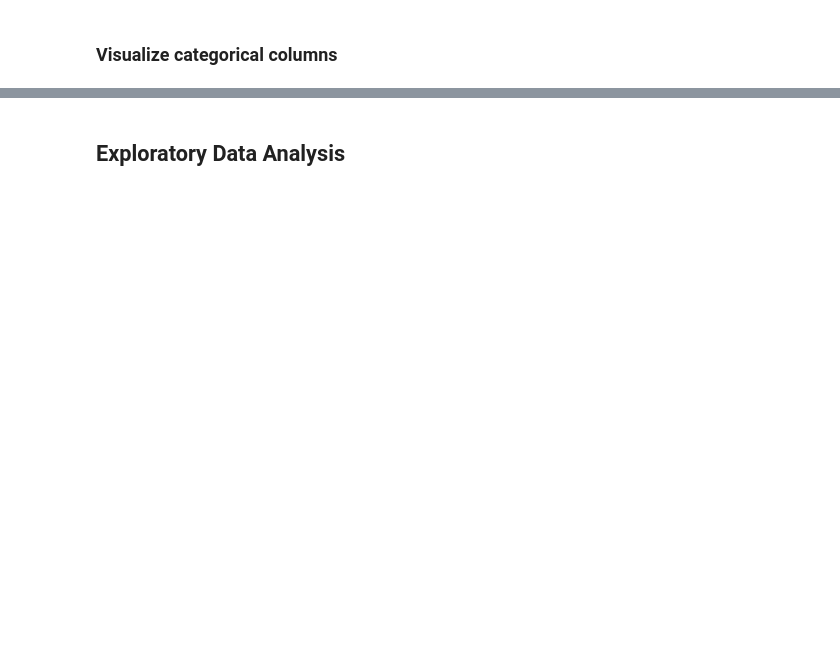
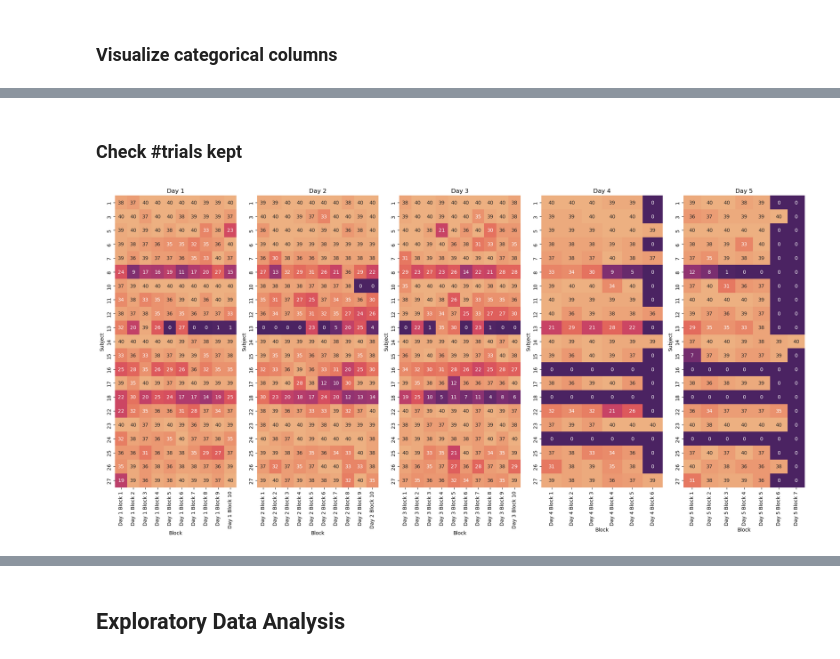
Before and after one commit to mindemory/mgs_stimul, a Jupyter notebook: mgsAnalysis/analysisEye/main.ipynb, the cells around one changed output, grey strips where cells are left out. Saved outputs shown, nothing was run; the diff lists cells and outputs as text; code cells hidden in the pictures; blank space fills up the shorter version.

```diff
--- a/mgsAnalysis/analysisEye/main.ipynb
+++ b/mgsAnalysis/analysisEye/main.ipynb
@@ -202,0 +226,43 @@ plt.show()
+# %% [markdown]
+### Check #trials kept
+# %%
+sub_list_all5 = np.unique(df_all5['subjID'].values)
+sub_list = np.unique(df['subjID'].values)
+columns = []
+for day in range(1, 6):
+    if day < 4:
+        max_rnum = df[df['day'] == day]['rnum'].max()
+    else:
+        max_rnum = df_all5[df_all5['day'] == day]['rnum'].max()
+    for rnum in range(1, max_rnum + 1):
+        columns.append(f"Day {day} Block {rnum}")
+matrix_df = pd.DataFrame(index=sub_list, columns=columns)
+
+for sub in sub_list:
+    for day in range(1, 6):
+        if day < 4:
+            df_sub_day = df[(df['subjID'] == sub) & (df['day'] == day)]
+        else:
+            df_sub_day = df_all5[(df_all5['subjID'] == sub) & (df_all5['day'] == day)]
+
+        for rnum in df_sub_day['rnum'].unique():
+            num_trials = df_sub_day[df_sub_day['rnum'] == rnum]['tnum'].count()
+            matrix_df.at[sub, f"Day {day} Block {rnum}"] = num_trials
+
+matrix_df.fillna(0, inplace=True)
+
+day_dfs = {}
+for day in range(1, 6):
+    day_columns = [col for col in matrix_df.columns if f"Day {day}" in col]
+    day_dfs[day] = matrix_df[day_columns]
+
+fig, axs = plt.subplots(1, 5, figsize=(20, 10))
+for day, ax in zip(day_dfs.keys(), axs.flatten()):
+    sns.heatmap(day_dfs[day], cmap=sns.cm.flare_r, cbar = False, annot=True, ax=ax)
+    ax.set_title(f'Day {day}')
+    ax.set_xlabel('Block')
+    ax.set_ylabel('Subject')
+plt.tight_layout()
+plt.show()
+# %% [output]
+[figure, added]
```
Also changed, not shown: parts of 27 cells of this notebook.
